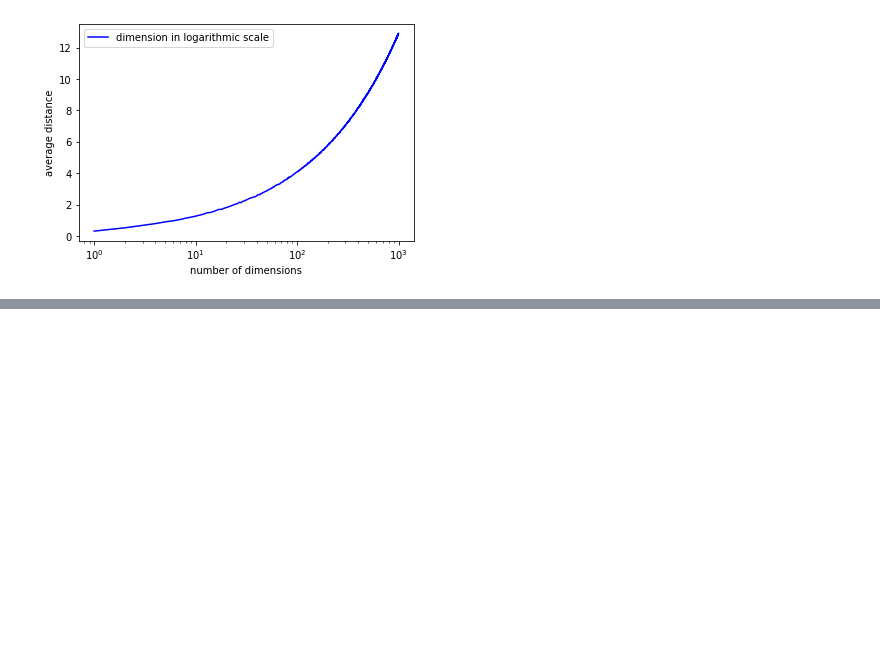
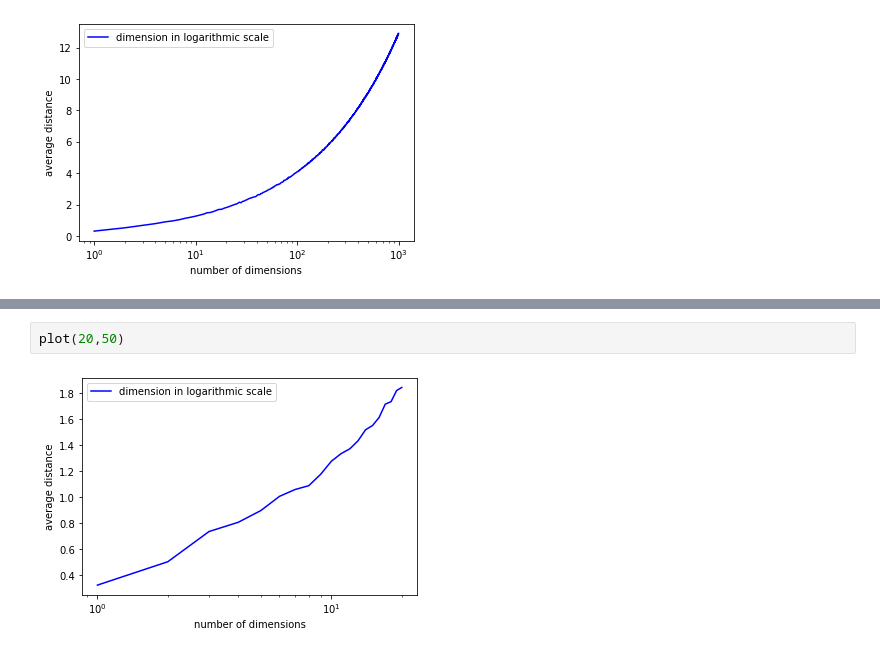
Before and after one commit to XiaoxuanLu/average_distance, a Jupyter notebook: average_distance.ipynb, the cells around one changed output, grey strips where cells are left out. Saved outputs shown, nothing was run; the diff lists cells and outputs as text; blank space fills up the shorter version.

```diff
--- a/average_distance.ipynb
+++ b/average_distance.ipynb
@@ -47 +55,5 @@ plot(1000,100)
+# %%
+plot(20,50)
+# %% [output]
+[figure, added]
 # %%
```
Also changed, not shown: parts of 3 cells of this notebook, 1 other file.
